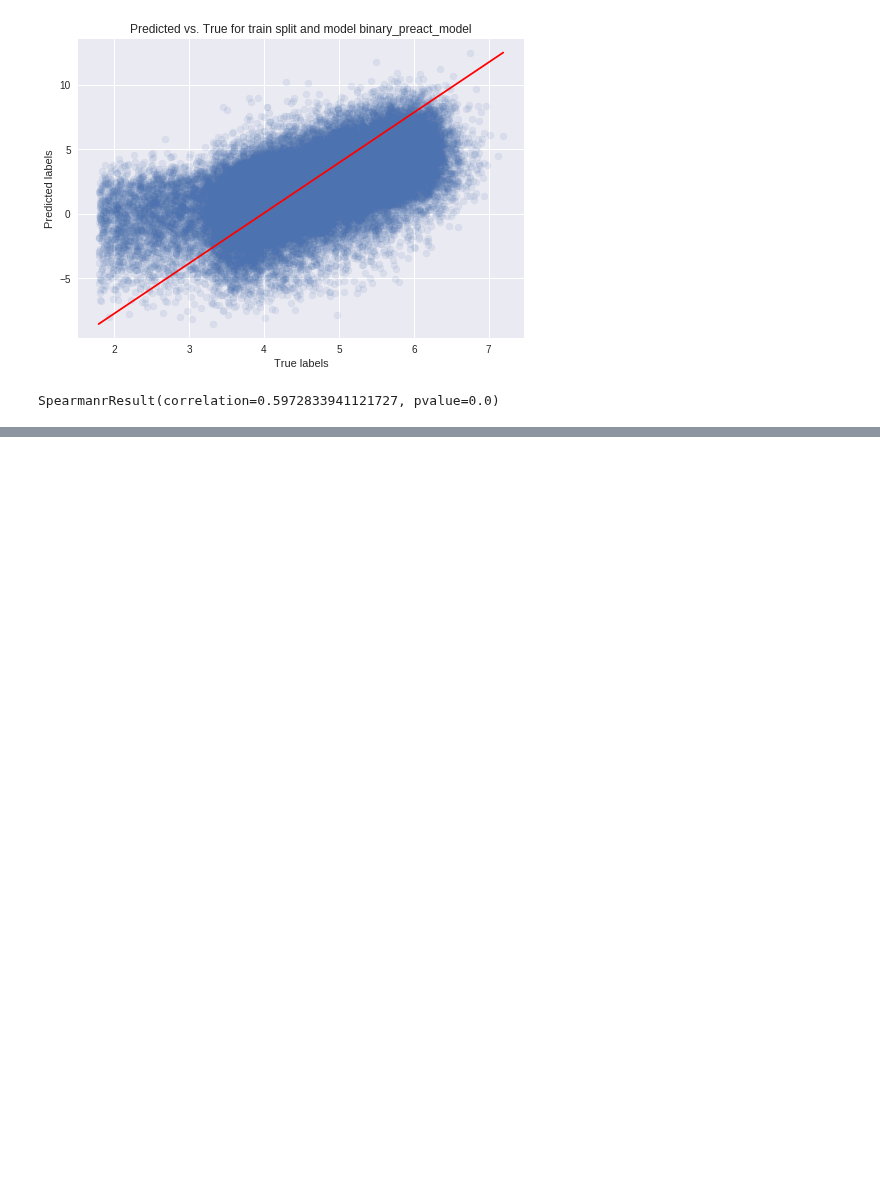
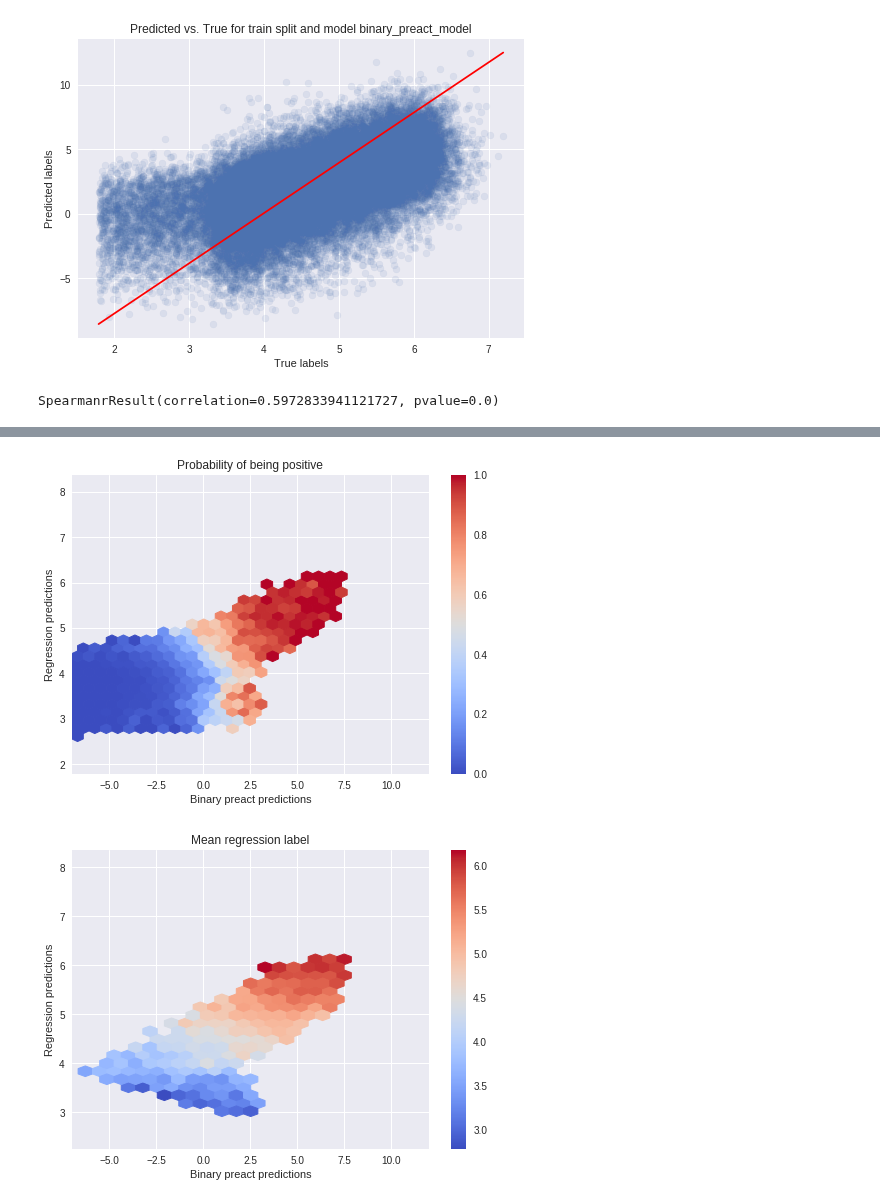
Before and after one commit to AvantiShri/colab_notebooks, a Jupyter notebook: Combined_Regression_Classification_CTCF.ipynb, the cells around one changed output, grey strips where cells are left out. Drawn from its saved outputs; the diff is of its cells as text; code cells hidden in the pictures; blank space fills up the shorter version.

Commit message:
Hexbin plot with regression signal - fixed xlim to be the same

```diff
--- a/Combined_Regression_Classification_CTCF.ipynb
+++ b/Combined_Regression_Classification_CTCF.ipynb
@@ -580,0 +601,34 @@ Finished reading bed file into memory; got 439596rows
+# %%
+from matplotlib import pyplot as plt
+import seaborn as sns
+
+hb = plt.hexbin(test_binary_name_to_predictions['binary_preact'][test_binary_name_to_predictions['binary_preact'] > -7],
+           test_binary_name_to_predictions['positives_asinh_spp_model'][test_binary_name_to_predictions['binary_preact'] > -7],
+           C=test_binary_y[test_binary_name_to_predictions['binary_preact'] > -7],
+           reduce_C_function=lambda x: np.sum(x)/len(x),
+           mincnt=10,
+           cmap="coolwarm",
+           gridsize=30)
+plt.colorbar(hb)
+plt.xlim(-7,12)
+plt.title("Probability of being positive")
+plt.xlabel("Binary preact predictions")
+plt.ylabel("Regression predictions")
+plt.show()
+
+hb = plt.hexbin(test_positives_asinh_spp_name_to_predictions['binary_preact_model'][:,0],
+           test_positives_asinh_spp_name_to_predictions['positives_asinh_spp_model'][:,0],
+           C=test_positives_asinh_spp_y[:,0],
+           reduce_C_function=lambda x: np.mean(x),
+           mincnt=10,
+           cmap="coolwarm",
+           gridsize=30)
+plt.colorbar(hb)
+plt.xlim(-7,12)
+plt.title("Mean regression label")
+plt.xlabel("Binary preact predictions")
+plt.ylabel("Regression predictions")
+plt.show()
+# %% [output]
+[figure, added]
+[figure, added]
```
Also changed, not shown: parts of 1 cell of this notebook.
